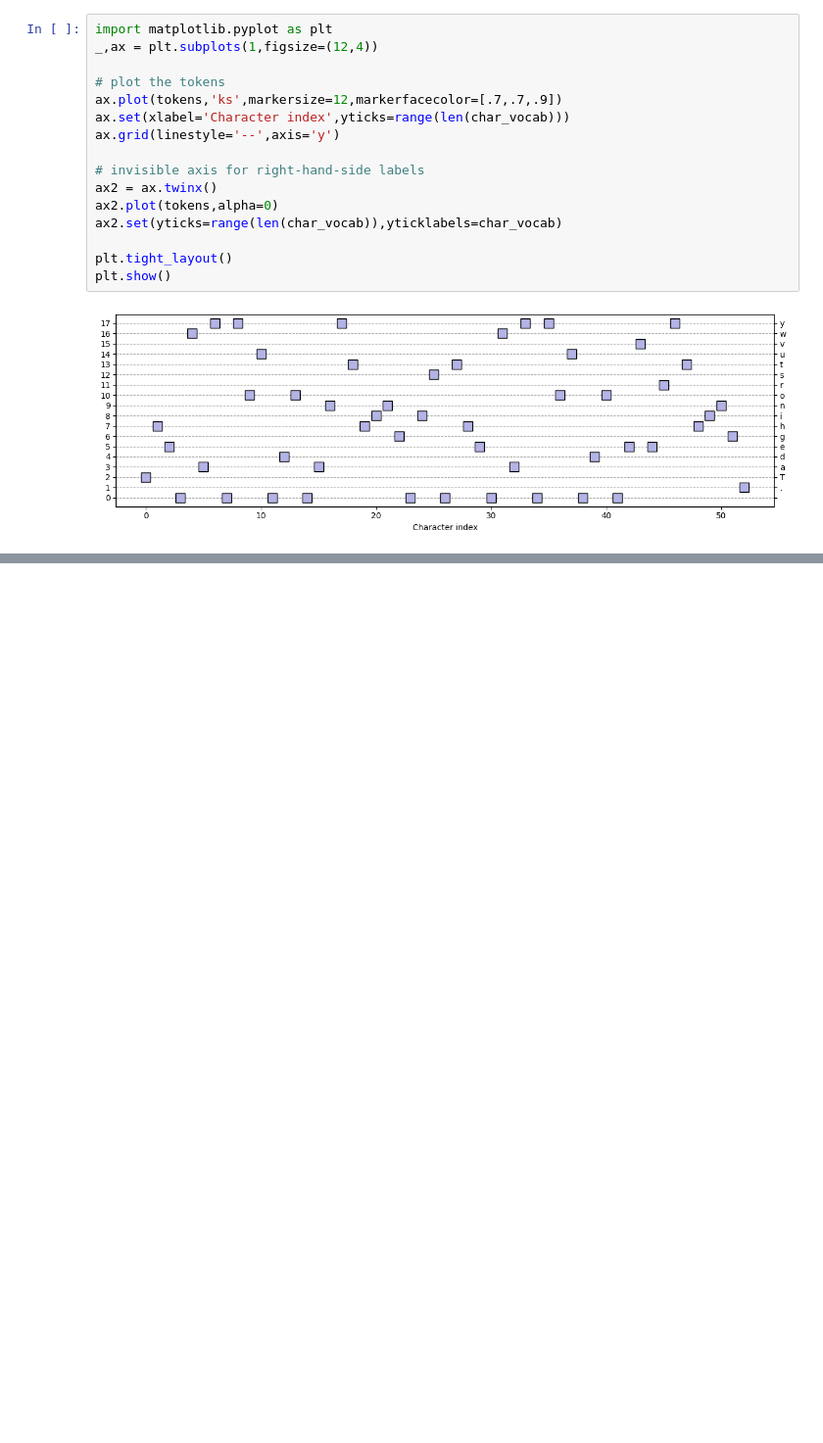
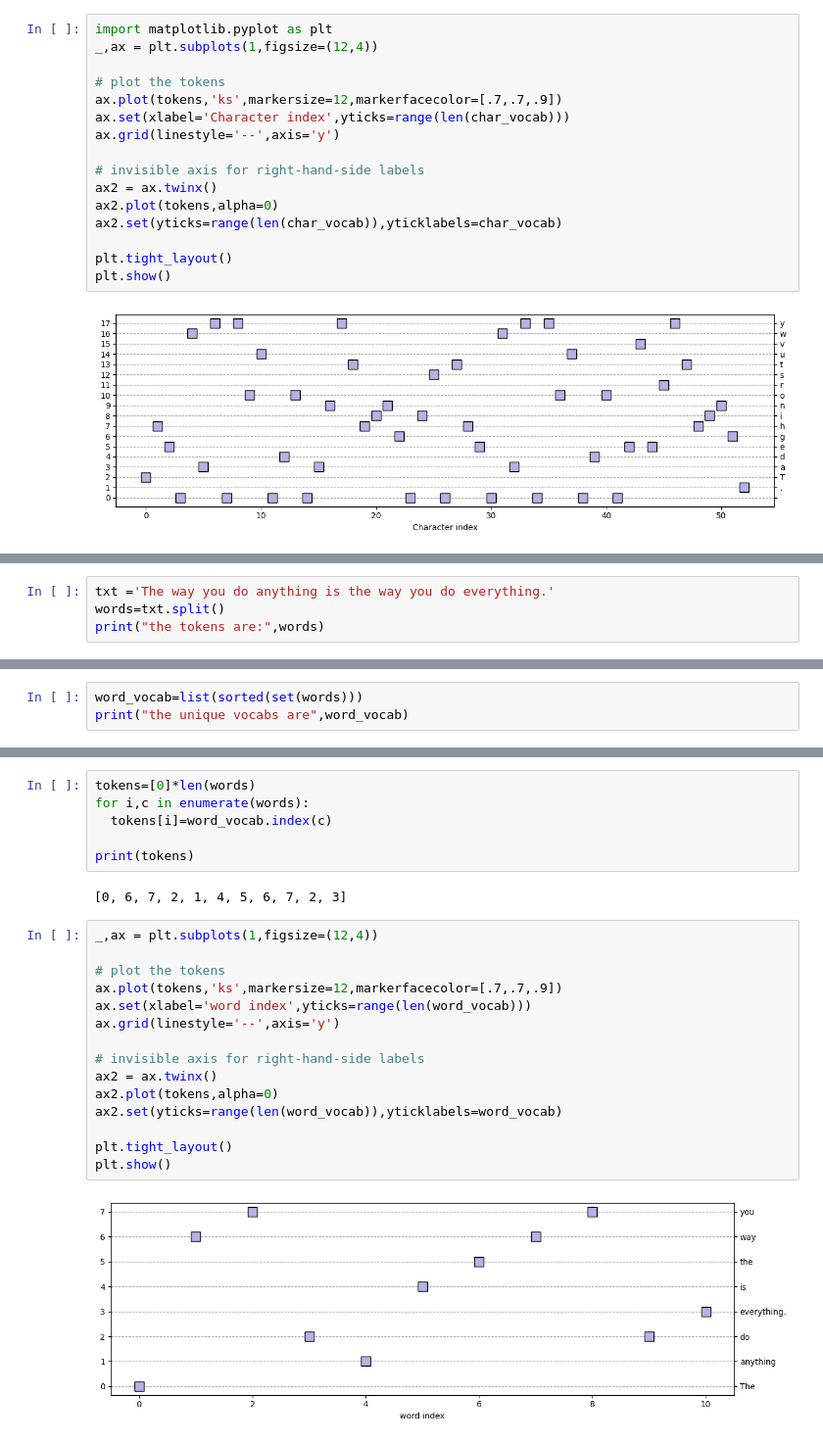
Before and after one commit to Saransh-Basu-01/50-Ml-Projects-to-understand-LLMs, a Jupyter notebook: Project_1_Three_Tokenization_Scheme.ipynb, the cells around one changed output, grey strips where cells are left out. Shown at 98% size. Saved outputs shown, nothing was run; the diff lists cells and outputs as text; blank space fills up the shorter version.

```diff
--- a/Project_1_Three_Tokenization_Scheme.ipynb
+++ b/Project_1_Three_Tokenization_Scheme.ipynb
@@ -97,0 +106,4 @@ plt.show()
+# %%
+txt ='The way you do anything is the way you do everything.'
+words=txt.split()
+print("the tokens are:",words)
@@ -97,0 +112,3 @@ plt.show()
+# %%
+word_vocab=list(sorted(set(words)))
+print("the unique vocabs are",word_vocab)
@@ -97,0 +133,25 @@ plt.show()
+# %%
+tokens=[0]*len(words)
+for i,c in enumerate(words):
+  tokens[i]=word_vocab.index(c)
+
+print(tokens)
+# %% [output]
+[0, 6, 7, 2, 1, 4, 5, 6, 7, 2, 3]
+# %%
+_,ax = plt.subplots(1,figsize=(12,4))
+
+# plot the tokens
+ax.plot(tokens,'ks',markersize=12,markerfacecolor=[.7,.7,.9])
+ax.set(xlabel='word index',yticks=range(len(word_vocab)))
+ax.grid(linestyle='--',axis='y')
+
+# invisible axis for right-hand-side labels
+ax2 = ax.twinx()
+ax2.plot(tokens,alpha=0)
+ax2.set(yticks=range(len(word_vocab)),yticklabels=word_vocab)
+
+plt.tight_layout()
+plt.show()
+# %% [output]
+[figure, added]
```
Also changed, not shown: parts of 6 cells of this notebook.
